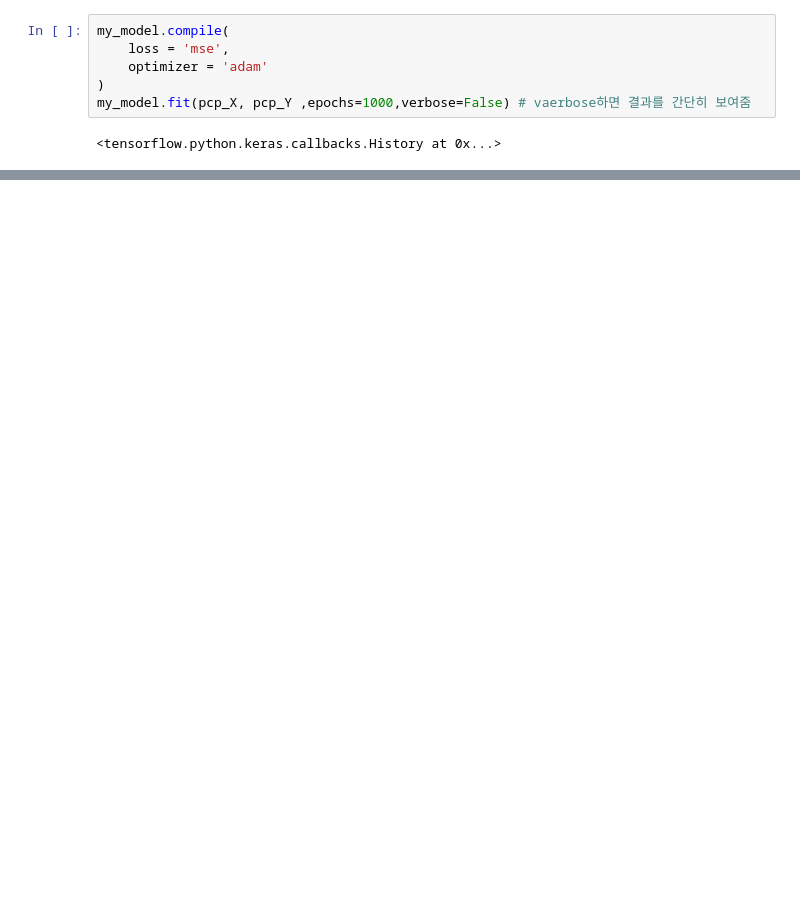
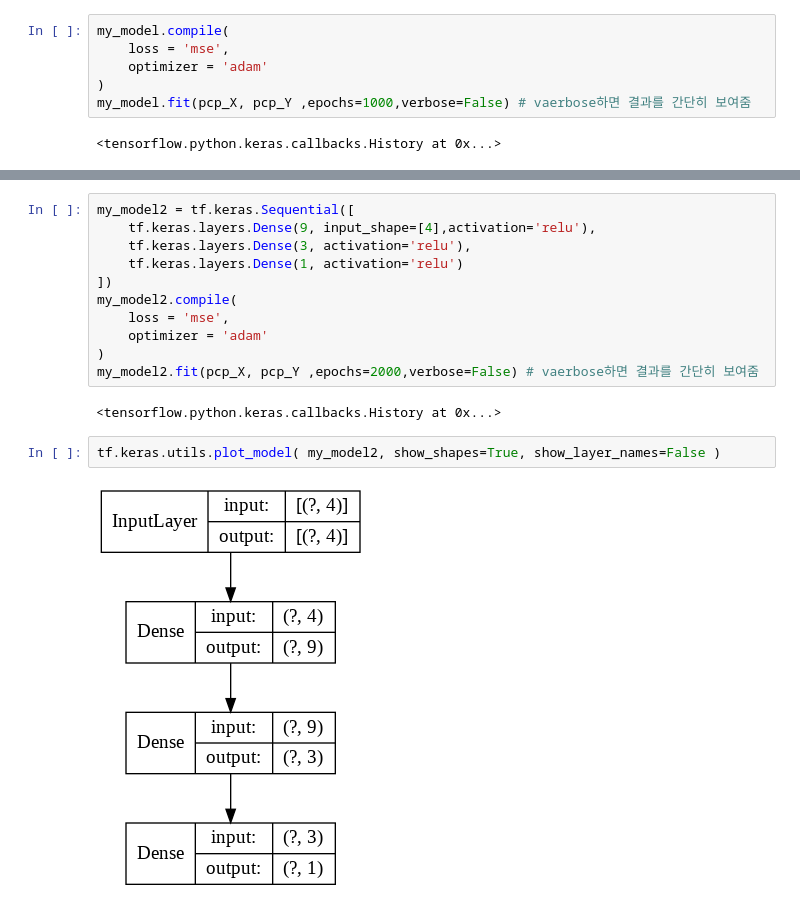
Before and after one commit to leechungpa/financial-engineering-intro, a Jupyter notebook: final_report.ipynb, the cells around one changed output, grey strips where cells are left out. Drawn from its saved outputs; the diff is of its cells as text; blank space fills up the shorter version.

```diff
--- a/final_report.ipynb
+++ b/final_report.ipynb
@@ -103,0 +152,17 @@ array([[0.95839506]], dtype=float32)
+# %%
+my_model2 = tf.keras.Sequential([
+    tf.keras.layers.Dense(9, input_shape=[4],activation='relu'),
+    tf.keras.layers.Dense(3, activation='relu'),
+    tf.keras.layers.Dense(1, activation='relu')
+])
+my_model2.compile(
+    loss = 'mse',
+    optimizer = 'adam'
+)
+my_model2.fit(pcp_X, pcp_Y ,epochs=2000,verbose=False) # vaerbose하면 결과를 간단히 보여줌
+# %% [output]
+<tensorflow.python.keras.callbacks.History at 0x...>
+# %%
+tf.keras.utils.plot_model( my_model2, show_shapes=True, show_layer_names=False )
+# %% [output]
+[figure, added]
```
Also changed, not shown: parts of 18 cells of this notebook.
